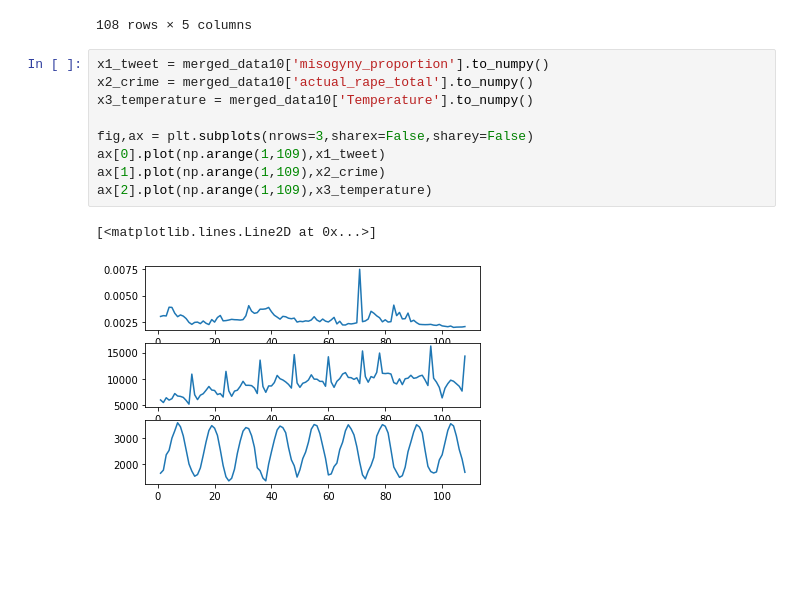
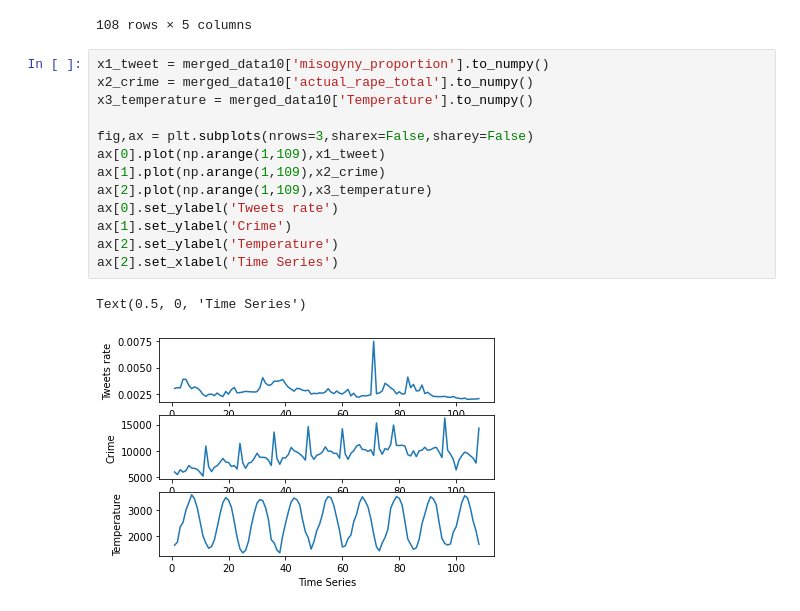
Before and after one commit to cenxi-si/DS-industry-project-group35, a Jupyter notebook: CCM_Temperature.ipynb, the cells around one changed output. Cells and saved outputs as stored; diff of their text form; blank space fills up the shorter version.

```diff
--- a/CCM_Temperature.ipynb
+++ b/CCM_Temperature.ipynb
@@ -254,12 +261,16 @@ merged_data10
 # %%
 x1_tweet = merged_data10['misogyny_proportion'].to_numpy()
 x2_crime = merged_data10['actual_rape_total'].to_numpy()
 x3_temperature = merged_data10['Temperature'].to_numpy()
 
 fig,ax = plt.subplots(nrows=3,sharex=False,sharey=False)
 ax[0].plot(np.arange(1,109),x1_tweet)
 ax[1].plot(np.arange(1,109),x2_crime)
 ax[2].plot(np.arange(1,109),x3_temperature)
+ax[0].set_ylabel('Tweets rate')
+ax[1].set_ylabel('Crime')
+ax[2].set_ylabel('Temperature')
+ax[2].set_xlabel('Time Series')
 # %% [output]
-[<matplotlib.lines.Line2D at 0x...>]
+Text(0.5, 0, 'Time Series')
-[figure, old version]
+[figure, new version]
```
Also changed, not shown: parts of 27 cells of this notebook.
